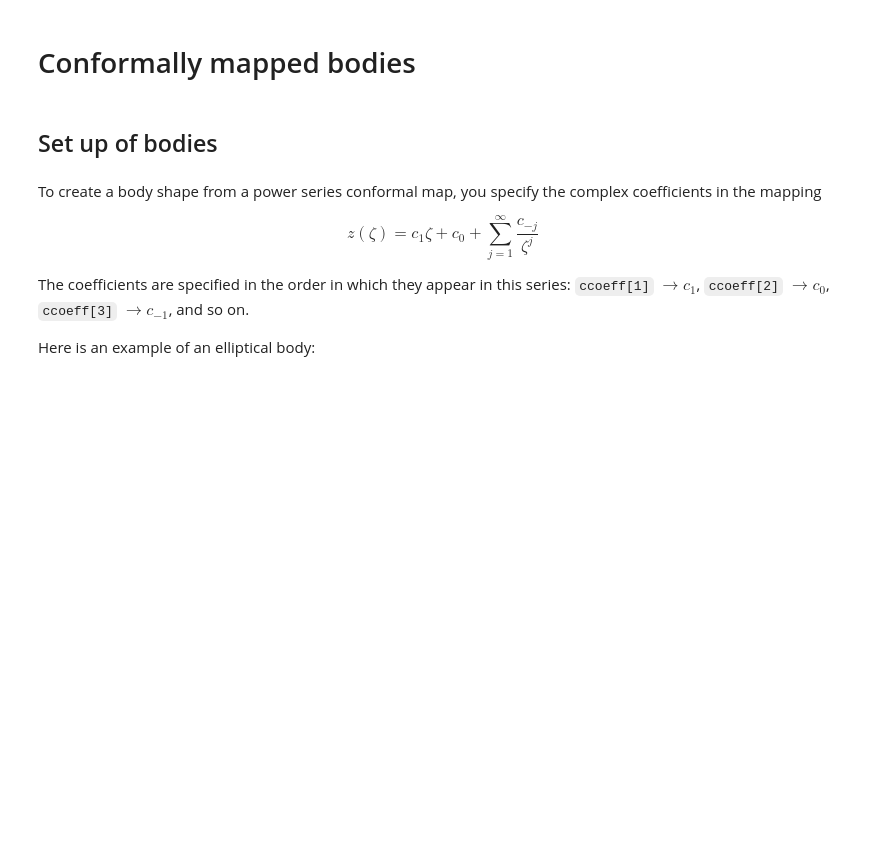
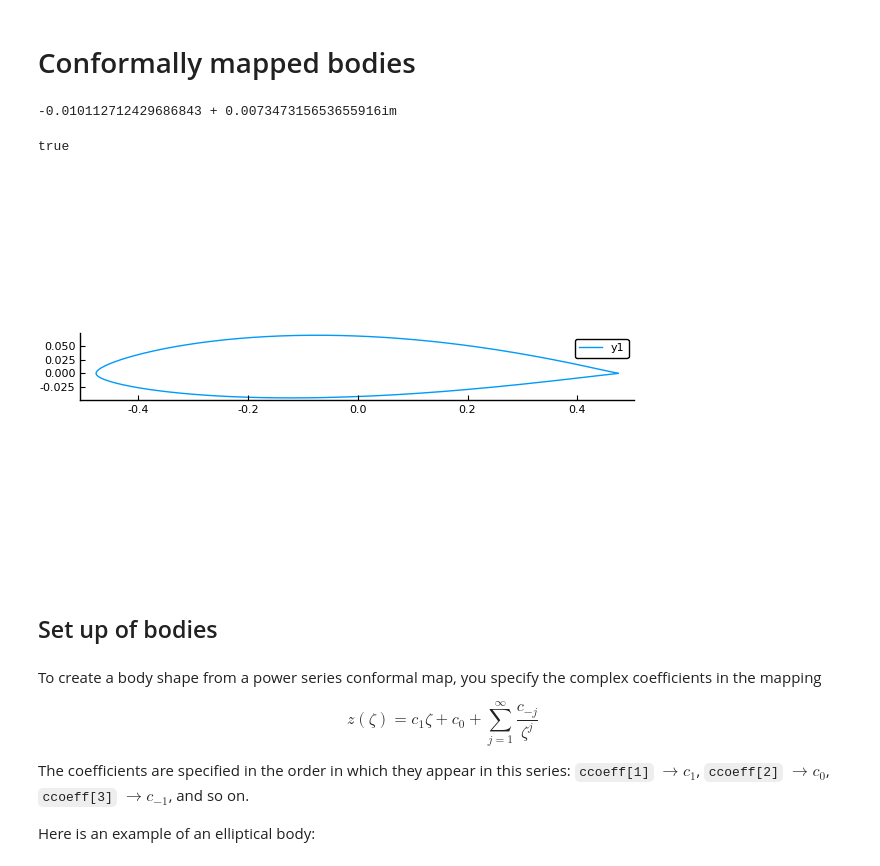
Before and after one commit to darwindarak/PotentialFlow.jl, a Jupyter notebook: binder/notebooks/Conformally mapped body.ipynb, the cells around one changed output. Saved outputs shown, nothing was run; the diff lists cells and outputs as text; code cells hidden in the pictures; blank space fills up the shorter version.

```diff
--- a/binder/notebooks/Conformally mapped body.ipynb
+++ b/binder/notebooks/Conformally mapped body.ipynb
@@ -7,6 +7,32 @@ using Plots
 pyplot()
 clibrary(:colorbrewer)
 default(grid = false)
+# %%
+ϵ = 0.05
+δ = 0.8*π
+C = 0.25
+ν = 1.9
+β = atan(ϵ*sin(δ)/(1-ϵ*cos(δ)))
+a_C = cos(β) + sqrt(ϵ^2-sin(β)^2)
+a = a_C*C
+μ = ϵ*C*exp(im*δ)
+# %% [output]
+-0.010112712429686843 + 0.007347315653655916im
+# %%
+N = 200
+ζ = [exp(im*2π*(i-1)/N) for i in 1:N];
+z = dzdζ = ζ̃ = similar(ζ)
+@. ζ̃ = μ + a*ζ
+@. z = ν*C*((ζ̃+C)^ν+(ζ̃-C)^ν)/((ζ̃+C)^ν-(ζ̃-C)^ν);
+@. dzdζ = 4ν^2*C^2*a*(ζ̃^2-C^2)^(ν-1)/((ζ̃+C)^ν-(ζ̃-C)^ν)^2;
+# %%
+Complex <: Number
+# %% [output]
+true
+# %%
+plot(real.(z),imag.(z),ratio=1)
+# %% [output]
+[figure, added]
 # %% [markdown]
 ## Set up of bodies
 # %% [markdown]
```
Also changed, not shown: parts of 2 cells of this notebook, 2 other files.
